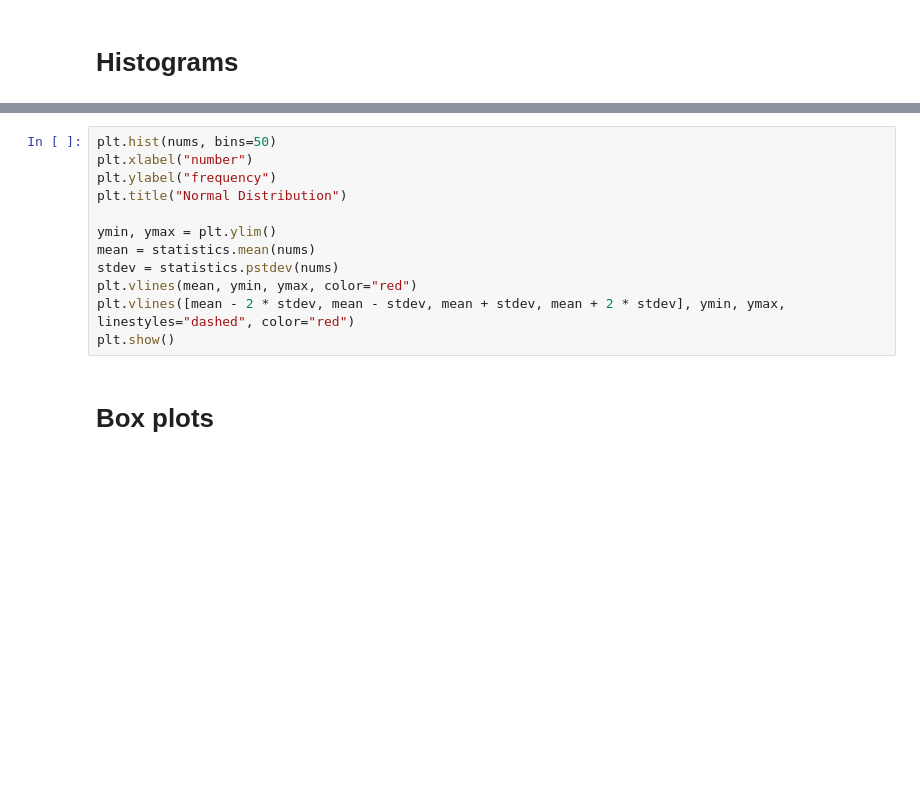
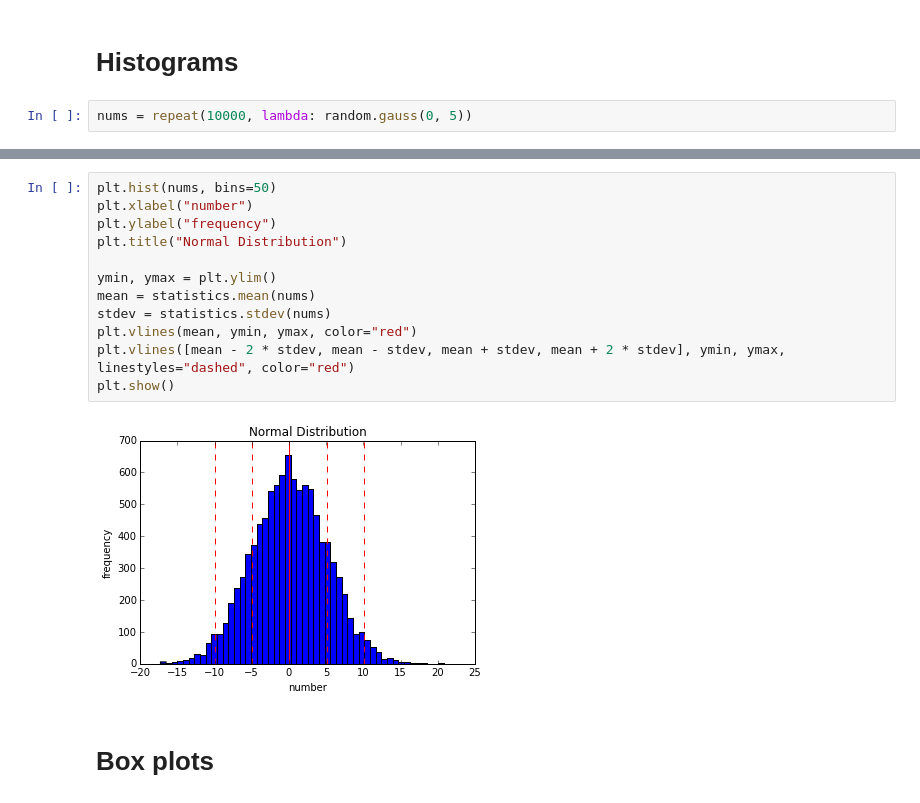
Before and after one commit to tiyd-python-2015-05/curriculum, a Jupyter notebook: basics/week3/03 - Plotting.ipynb, the cells around one changed output, grey strips where cells are left out. Drawn from its saved outputs; the diff is of its cells as text; blank space fills up the shorter version.

```diff
--- a/basics/week3/03 - Plotting.ipynb
+++ b/basics/week3/03 - Plotting.ipynb
@@ -52,5 +62,7 @@ plt.show()
 # %% [markdown]
 # Histograms
+# %%
+nums = repeat(10000, lambda: random.gauss(0, 5))
 # %%
 plt.hist(nums, bins=50)
 plt.xlabel("number")
@@ -60,15 +74,17 @@ plt.show()
 # %%
 plt.hist(nums, bins=50)
 plt.xlabel("number")
 plt.ylabel("frequency")
 plt.title("Normal Distribution")
 
 ymin, ymax = plt.ylim()
 mean = statistics.mean(nums)
-stdev = statistics.pstdev(nums)
+stdev = statistics.stdev(nums)
 plt.vlines(mean, ymin, ymax, color="red")
 plt.vlines([mean - 2 * stdev, mean - stdev, mean + stdev, mean + 2 * stdev], ymin, ymax, linestyles="dashed", color="red")
 plt.show()
+# %% [output]
+[figure, added]
 # %% [markdown]
 # Box plots
 # %%
```
Also changed, not shown: parts of 12 cells of this notebook, 1 other file.
